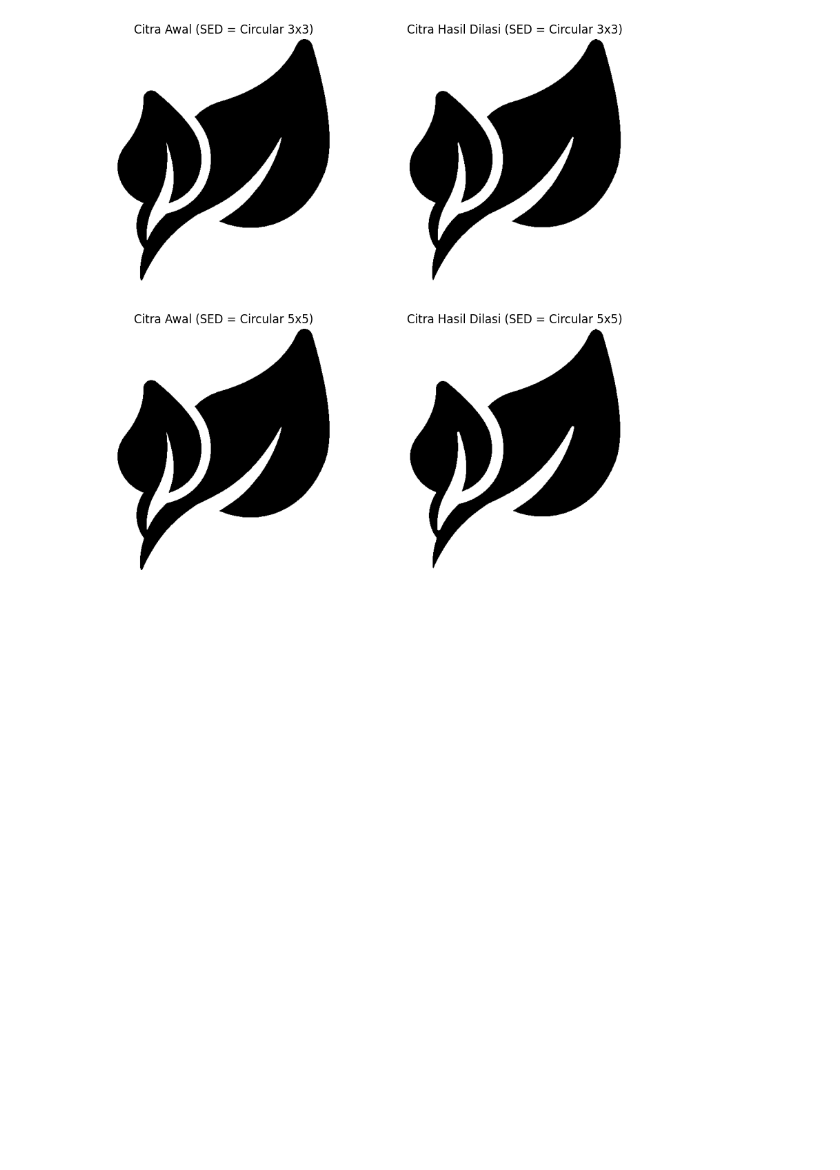
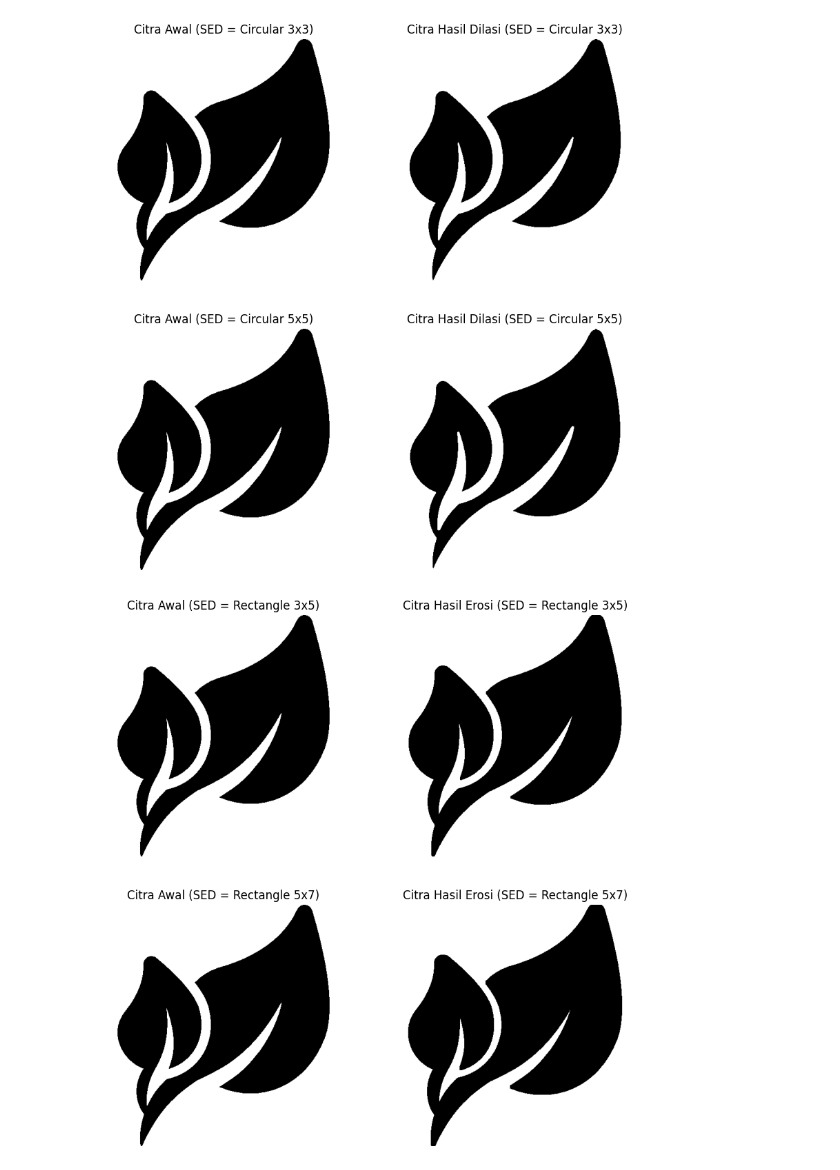
Before and after one commit to latifurrahmanalhamida/PCVK_244107027017_M-LATIFUR, a Jupyter notebook: Modul_9.ipynb, the cells around one changed output. Drawn from its saved outputs; the diff is of its cells as text; code cells hidden in the pictures; blank space fills up the shorter version.

```diff
--- a/Modul_9.ipynb
+++ b/Modul_9.ipynb
@@ -588,0 +587,59 @@ else:
+# %%
+#11
+import cv2
+import numpy as np
+import matplotlib.pyplot as plt
+
+# Baca gambar input
+image = cv2.imread('/content/drive/MyDrive/pcvk/MORFOLOGI PNG.jpg', cv2.IMREAD_GRAYSCALE)
+
+# Cek apakah gambar ditemukan
+if image is None:
+    print("Error: Gambar tidak ditemukan!")
+else:
+    # Lakukan threshold untuk membuat gambar biner (hitam putih)
+    _, binary_image = cv2.threshold(image, 128, 255, cv2.THRESH_BINARY)
+
+    # Structuring Element berbentuk Rectangle 3x5
+    struct_elem_rect_3x5 = cv2.getStructuringElement(cv2.MORPH_RECT, (3, 5))
+
+    # Structuring Element berbentuk Rectangle 5x7
+    struct_elem_rect_5x7 = cv2.getStructuringElement(cv2.MORPH_RECT, (5, 7))
+
+    # Operasi erosi dengan SED Rectangle 3x5
+    eroded_image_rect_3x5 = cv2.erode(binary_image, struct_elem_rect_3x5)
+
+    # Operasi erosi dengan SED Rectangle 5x7
+    eroded_image_rect_5x7 = cv2.erode(binary_image, struct_elem_rect_5x7)
+
+    # Tampilkan hasil
+    plt.figure(figsize=(10, 10))
+
+    # Gambar Asli (SED Rectangle 3x5)
+    plt.subplot(2, 2, 1)
+    plt.imshow(binary_image, cmap='gray')
+    plt.title('Citra Awal (SED = Rectangle 3x5)')
+    plt.axis('off')
+
+    # Gambar Hasil Erosi (SED Rectangle 3x5)
+    plt.subplot(2, 2, 2)
+    plt.imshow(eroded_image_rect_3x5, cmap='gray')
+    plt.title('Citra Hasil Erosi (SED = Rectangle 3x5)')
+    plt.axis('off')
+
+    # Gambar Asli (SED Rectangle 5x7)
+    plt.subplot(2, 2, 3)
+    plt.imshow(binary_image, cmap='gray')
+    plt.title('Citra Awal (SED = Rectangle 5x7)')
+    plt.axis('off')
+
+    # Gambar Hasil Erosi (SED Rectangle 5x7)
+    plt.subplot(2, 2, 4)
+    plt.imshow(eroded_image_rect_5x7, cmap='gray')
+    plt.title('Citra Hasil Erosi (SED = Rectangle 5x7)')
+    plt.axis('off')
+
+    # Tampilkan gambar
+    plt.show()
+# %% [output]
+[figure, added]
```
Also changed, not shown: parts of 2 cells of this notebook.
